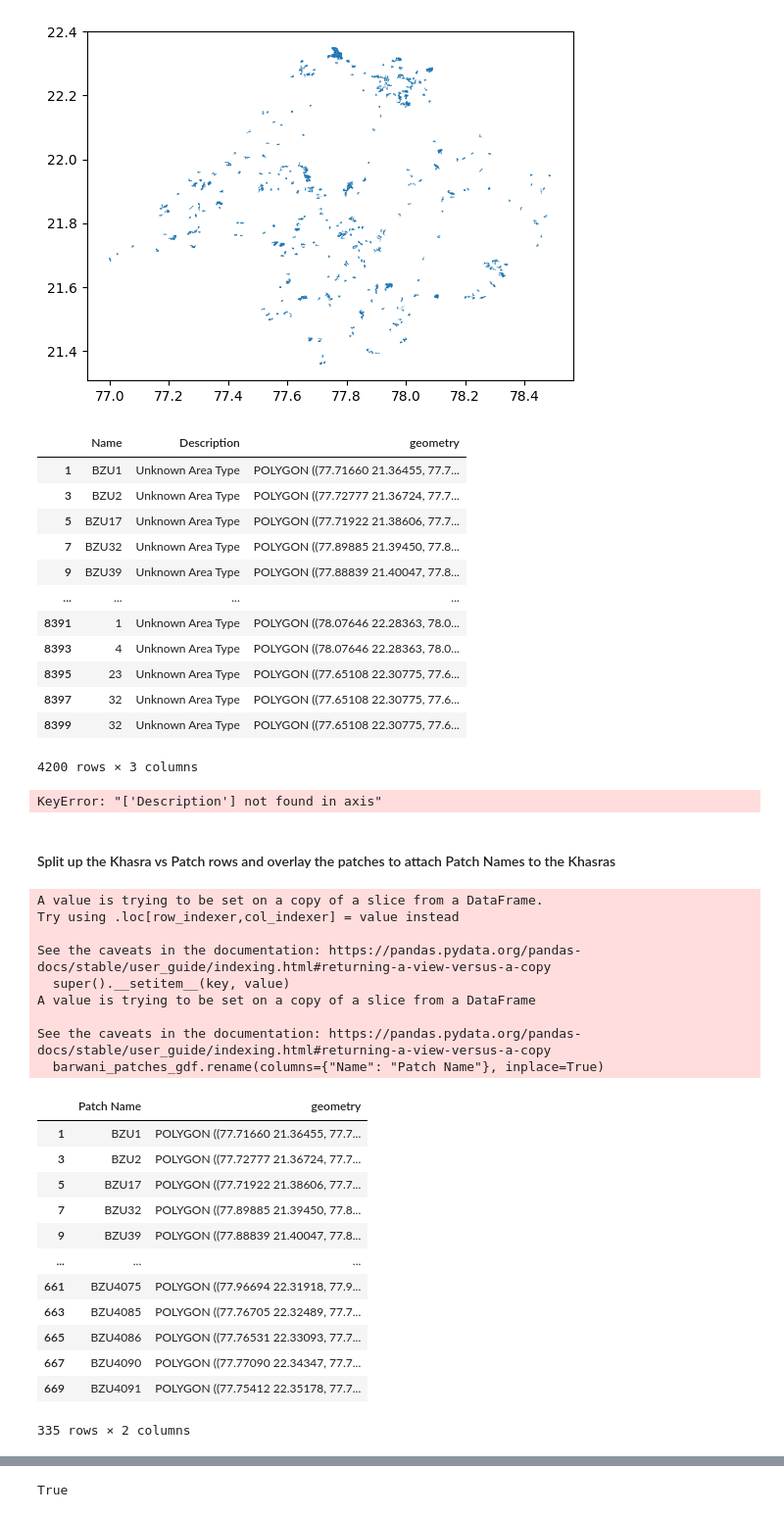
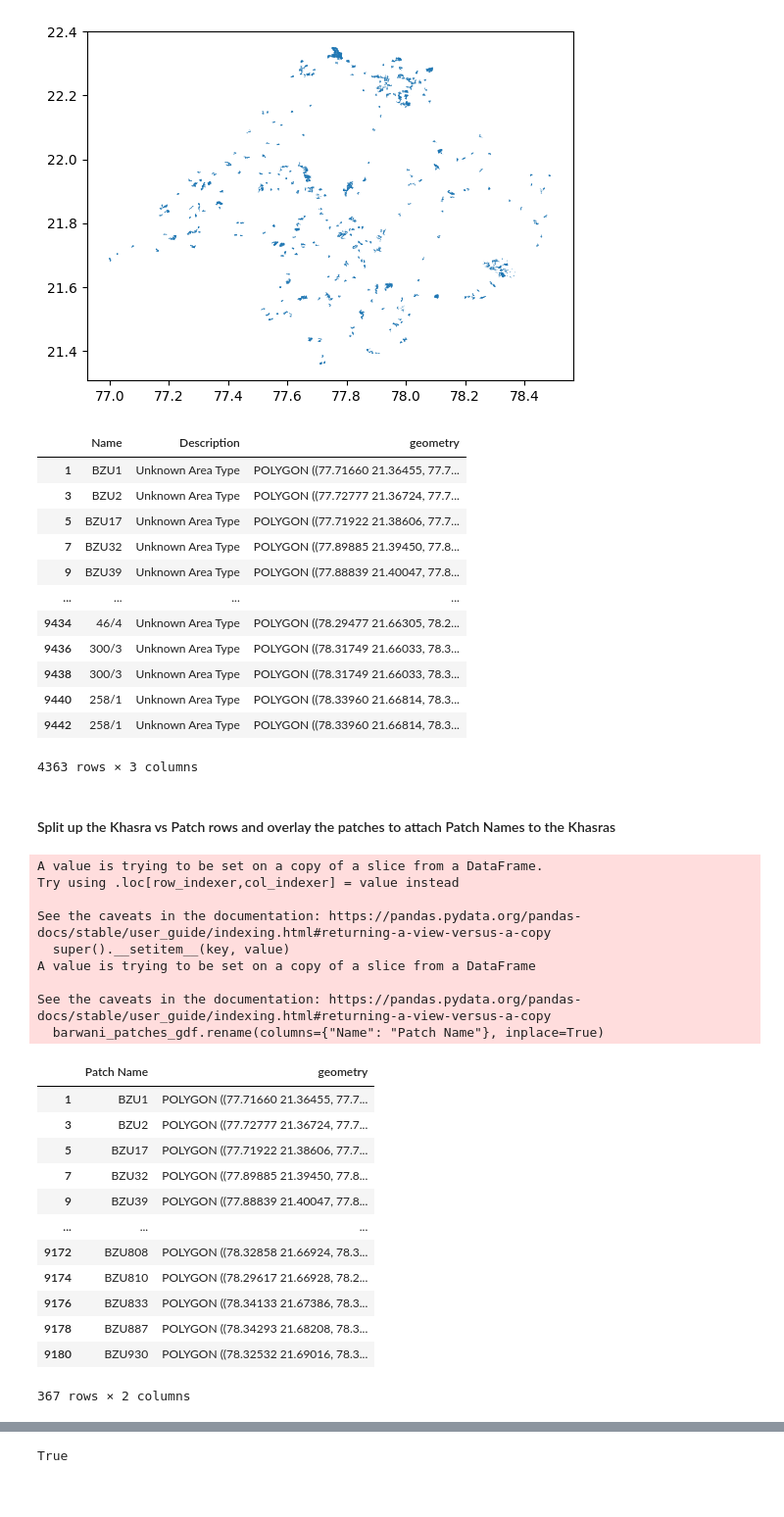
Before and after one commit to IDinsight/idinsight-solar-parks, a Jupyter notebook: notebooks/solar_parks_01_preprocessing.ipynb, the cells around one changed output, grey strips where cells are left out. Shown at 98% size. Saved outputs shown, nothing was run; the diff lists cells and outputs as text; code cells hidden in the pictures.

```diff
--- a/notebooks/solar_parks_01_preprocessing.ipynb
+++ b/notebooks/solar_parks_01_preprocessing.ipynb
@@ -1144,10 +834,19 @@ save_shapefiles(
 # %% [markdown]
 ### Betul
 # %%
-barwani_gdf = gpd.read_file(
+barwani_gdf_1 = gpd.read_file(
     RAW_DATA_DIR / "solar_park_shapefiles" / "Betul Khasras" / "betul_khasras.kml",
     driver="KML",
 )
+# %%
+barwani_gdf_2 = gpd.read_file(
+    RAW_DATA_DIR / "solar_park_shapefiles" / "Betul Khasras" / "betul_khasras_2.kml",
+    driver="KML",
+)
+# drop substations
+barwani_gdf_2 = barwani_gdf_2[~barwani_gdf_2["Name"].isin(["Birolijhilpa", "Gadara", "Somegarh"])]
+# %%
+barwani_gdf = pd.concat([barwani_gdf_1, barwani_gdf_2], ignore_index=True)
 # %%
 # remove z-dimension
 barwani_gdf.geometry = barwani_gdf.geometry.apply(
@@ -1174,49 +873,48 @@ barwani_gdf
 | 7 | BZU32 | Unknown Area Type | POLYGON ((77.89885 21.39450, 77.8... |
 | 9 | BZU39 | Unknown Area Type | POLYGON ((77.88839 21.40047, 77.8... |
 | ... | ... | ... | ... |
-| 8391 | 1 | Unknown Area Type | POLYGON ((78.07646 22.28363, 78.0... |
-| 8393 | 4 | Unknown Area Type | POLYGON ((78.07646 22.28363, 78.0... |
-| 8395 | 23 | Unknown Area Type | POLYGON ((77.65108 22.30775, 77.6... |
-| 8397 | 32 | Unknown Area Type | POLYGON ((77.65108 22.30775, 77.6... |
-| 8399 | 32 | Unknown Area Type | POLYGON ((77.65108 22.30775, 77.6... |
+| 9434 | 46/4 | Unknown Area Type | POLYGON ((78.29477 21.66305, 78.2... |
+| 9436 | 300/3 | Unknown Area Type | POLYGON ((78.31749 21.66033, 78.3... |
+| 9438 | 300/3 | Unknown Area Type | POLYGON ((78.31749 21.66033, 78.3... |
+| 9440 | 258/1 | Unknown Area Type | POLYGON ((78.33960 21.66814, 78.3... |
+| 9442 | 258/1 | Unknown Area Type | POLYGON ((78.33960 21.66814, 78.3... |
-4200 rows × 3 columns
+4363 rows × 3 columns
 # %%
 # no info in Description
 barwani_gdf.drop(columns=["Description"], inplace=True)
-# %% [output]
-KeyError: "['Description'] not found in axis"
 # %% [markdown]
 #### Split up the Khasra vs Patch rows and overlay the patches to attach Patch Names to the Khasras
 # %%
 # the Name column has names like BZU1 for patches and others are khasras
 # separate those who start with BZU
 barwani_patches_gdf = barwani_gdf[barwani_gdf["Name"].str.startswith("BZU")]
 barwani_patches_gdf["Name"] = barwani_patches_gdf["Name"].str.split(",").str[0]
+barwani_patches_gdf["Name"] = barwani_patches_gdf["Name"].str.split(" ").str[0]
 barwani_patches_gdf.rename(columns={"Name": "Patch Name"}, inplace=True)
 barwani_patches_gdf
 # %% [output]
 A value is trying to be set on a copy of a slice from a DataFrame.
 Try using .loc[row_indexer,col_indexer] = value instead
 
 See the caveats in the documentation: https://pandas.pydata.org/pandas-docs/stable/user_guide/indexing.html#returning-a-view-versus-a-copy
   super().__setitem__(key, value)
 A value is trying to be set on a copy of a slice from a DataFrame
 
 See the caveats in the documentation: https://pandas.pydata.org/pandas-docs/stable/user_guide/indexing.html#returning-a-view-versus-a-copy
   barwani_patches_gdf.rename(columns={"Name": "Patch Name"}, inplace=True)
 |  | Patch Name | geometry |
 | 1 | BZU1 | POLYGON ((77.71660 21.36455, 77.7... |
 | 3 | BZU2 | POLYGON ((77.72777 21.36724, 77.7... |
 | 5 | BZU17 | POLYGON ((77.71922 21.38606, 77.7... |
 | 7 | BZU32 | POLYGON ((77.89885 21.39450, 77.8... |
 | 9 | BZU39 | POLYGON ((77.88839 21.40047, 77.8... |
 | ... | ... | ... |
-| 661 | BZU4075 | POLYGON ((77.96694 22.31918, 77.9... |
-| 663 | BZU4085 | POLYGON ((77.76705 22.32489, 77.7... |
-| 665 | BZU4086 | POLYGON ((77.76531 22.33093, 77.7... |
-| 667 | BZU4090 | POLYGON ((77.77090 22.34347, 77.7... |
-| 669 | BZU4091 | POLYGON ((77.75412 22.35178, 77.7... |
+| 9172 | BZU808 | POLYGON ((78.32858 21.66924, 78.3... |
+| 9174 | BZU810 | POLYGON ((78.29617 21.66928, 78.2... |
+| 9176 | BZU833 | POLYGON ((78.34133 21.67386, 78.3... |
+| 9178 | BZU887 | POLYGON ((78.34293 21.68208, 78.3... |
+| 9180 | BZU930 | POLYGON ((78.32532 21.69016, 78.3... |
-335 rows × 2 columns
+367 rows × 2 columns
 # %%
 # khasras
 barwani_khasra_gdf = barwani_gdf[~barwani_gdf["Name"].str.startswith("BZU")]
```
Also changed, not shown: parts of 49 cells of this notebook.
